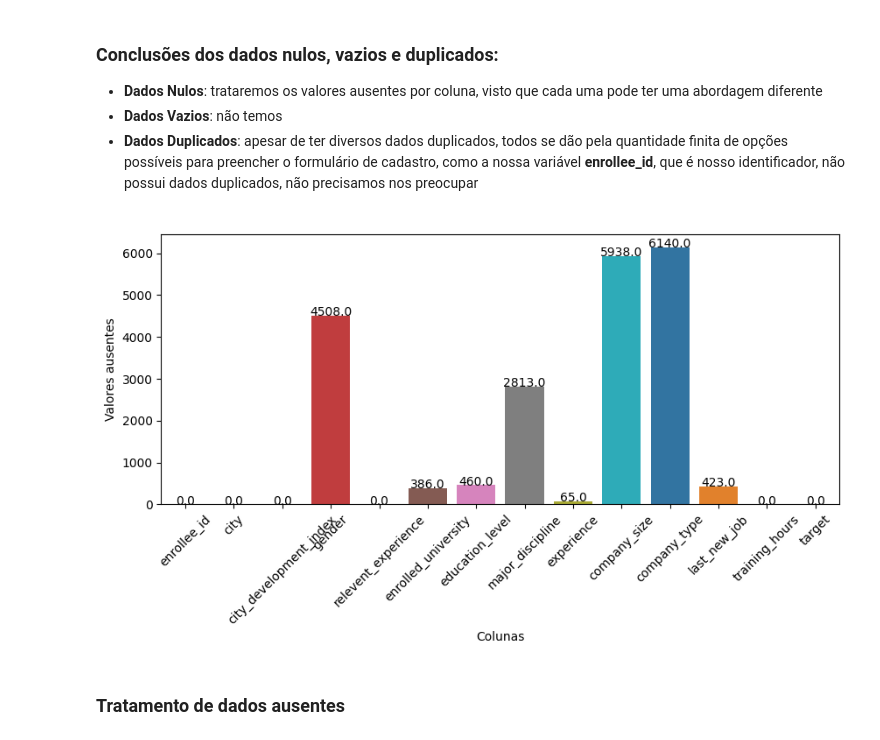
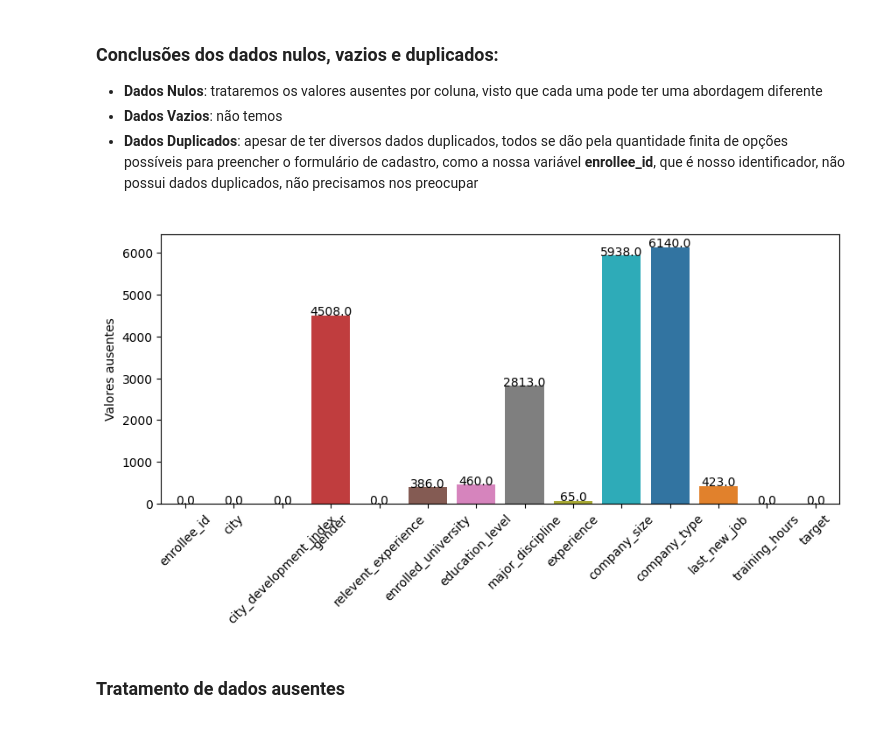
Before and after one commit to PedroCanhete/Projeto-RH, a Jupyter notebook: projetoRH.ipynb, the cells around one changed output. Drawn from its saved outputs; the diff is of its cells as text; code cells hidden in the pictures.

```diff
--- a/projetoRH.ipynb
+++ b/projetoRH.ipynb
@@ -199,19 +178,19 @@ Coluna: city_development_index
 # %%
 # Verificando os dados nulos por coluna
 df_Nulos = df_Train.isna().sum().reset_index()
 
 #Visualizando
 figNulos = plt.figure(figsize=(10, 4))
 
 ax = sns.barplot(data= df_Nulos, x= 'index', y= 0, palette='tab10')
-plt.xlabel('Colunas')
+plt.xlabel('')
 plt.xticks(rotation= 45)
 plt.ylabel('Valores ausentes')
 
 for c in ax.patches:
     ax.annotate(f'\n{c.get_height()}', (c.get_x()+0.4, (c.get_height())), ha='center', color='black', size=10)
 # %% [output]
-[figure, old version]
+[figure, new version]
 # %% [markdown]
 ### Tratamento de dados ausentes
 # %% [markdown]
```
Also changed, not shown: parts of 32 cells of this notebook.
